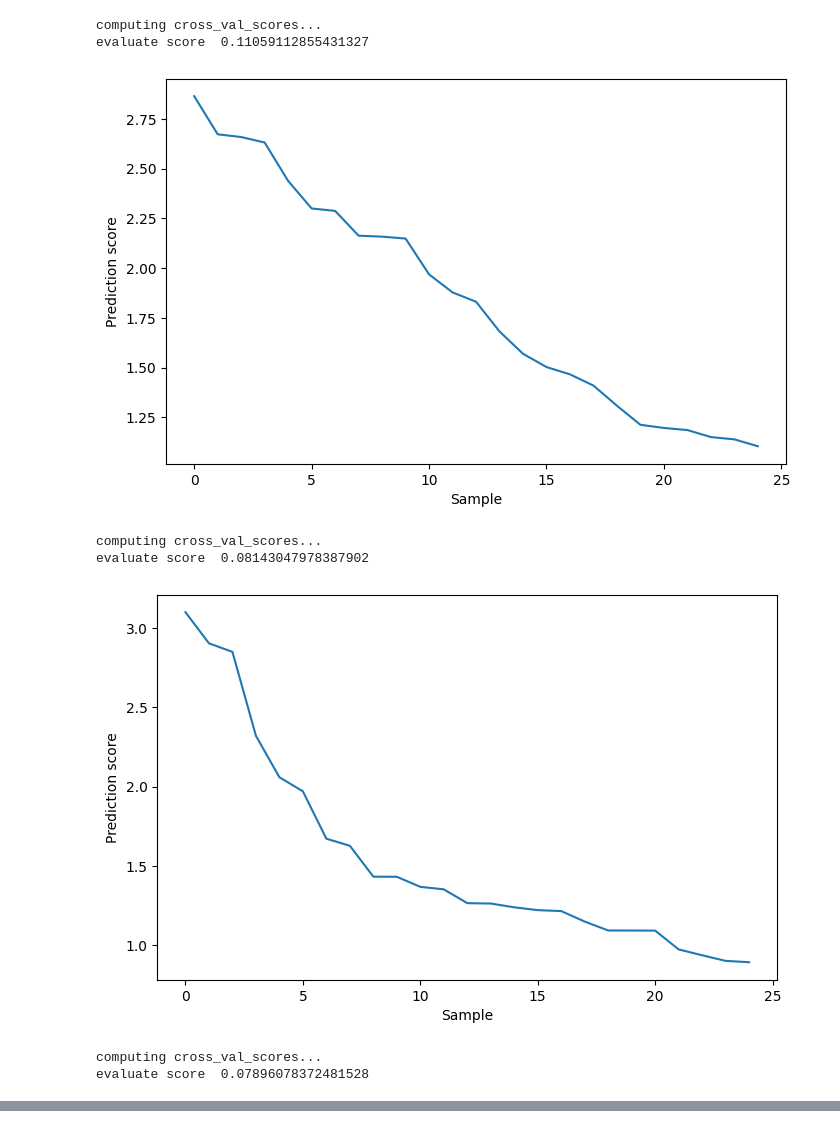
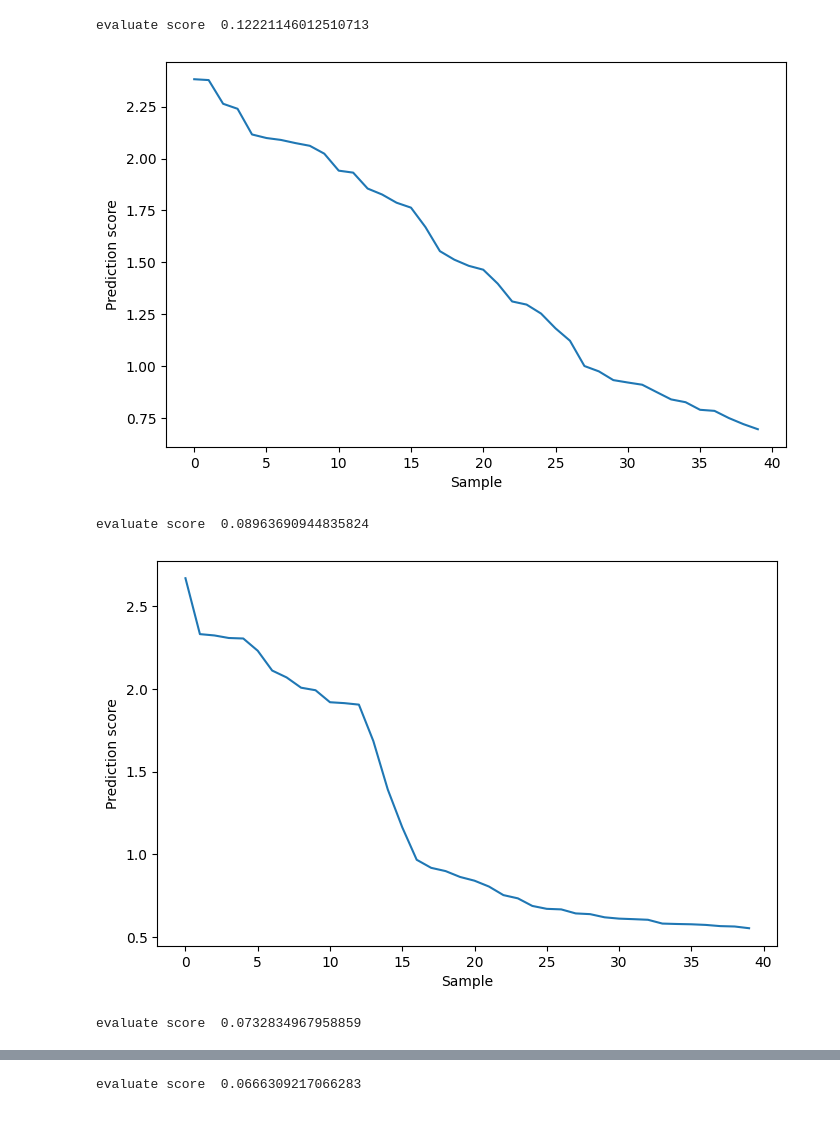
Before and after one commit to Kemsekov/python-outliers-detector, a Jupyter notebook: outlier_classification.ipynb, the cells around one changed output, grey strips where cells are left out. Cells and saved outputs as stored; diff of their text form; code cells hidden in the pictures.

```diff
--- a/outlier_classification.ipynb
+++ b/outlier_classification.ipynb
@@ -93,36 +93,35 @@ weighted avg       0.84      0.84      0.84       897
 # %%
 # New method
 from common import find_outliers, negate
 
 outliers, score = find_outliers(
     X.to_numpy(),
-    y,
+    y.to_numpy(),
     special_model,
     outlier_remove_partition=0.05,
     evaluate_loss=metrics.mean_squared_error,
+    iterations=5,
+    gamma=0.5,
     repeats=5,
     cv=10,
     plot=True
 )
 
 X_clean = np.array([x for i,x in enumerate(X.to_numpy()) if i not in outliers])
 y_clean = np.array([y_ for i,y_ in enumerate(y) if i not in outliers])
 
 cv = RepeatedStratifiedKFold(n_splits=10, n_repeats=3, random_state=50)
 report = cross_val_classification_report(
     model=special_model,
     X=X_clean,
     y=y_clean,
     cv=cv,
     target_names=y_classes
 )
 print(report)
 # %% [output]
-computing cross_val_scores...
-evaluate score  0.11059112855431327
+evaluate score  0.12221146012510713
-[figure, old version]
+[figure, new version]
-computing cross_val_scores...
-evaluate score  0.08143047978387902
+evaluate score  0.08963690944835824
-[figure, old version]
+[figure, new version]
-computing cross_val_scores...
-evaluate score  0.07896078372481528
+evaluate score  0.0732834967958859
@@ -142,0 +131 @@ weighted avg       0.89      0.89      0.89       828
+evaluate score  0.0666309217066283
```
Also changed, not shown: parts of 2 cells of this notebook, 1 other file.
